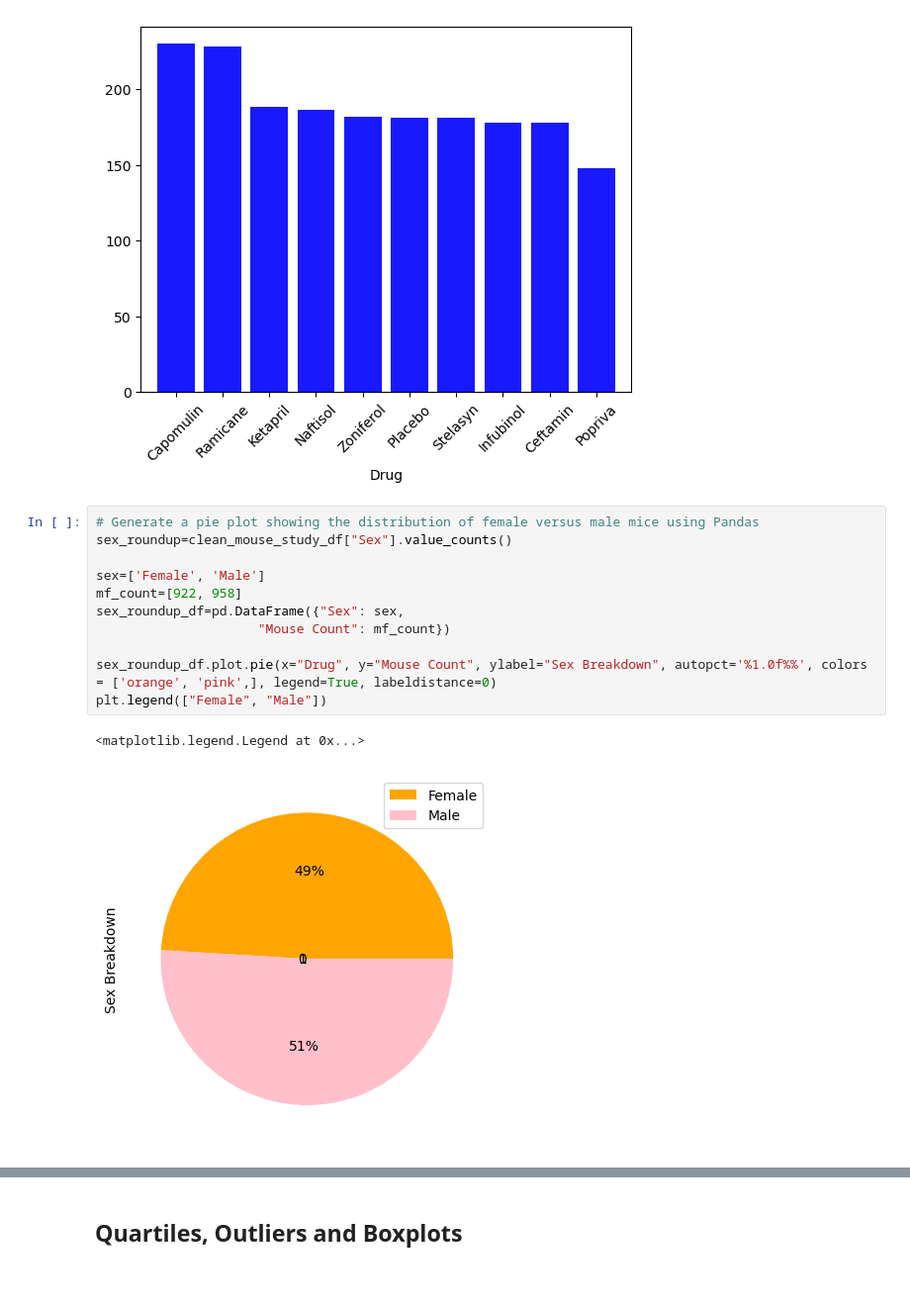
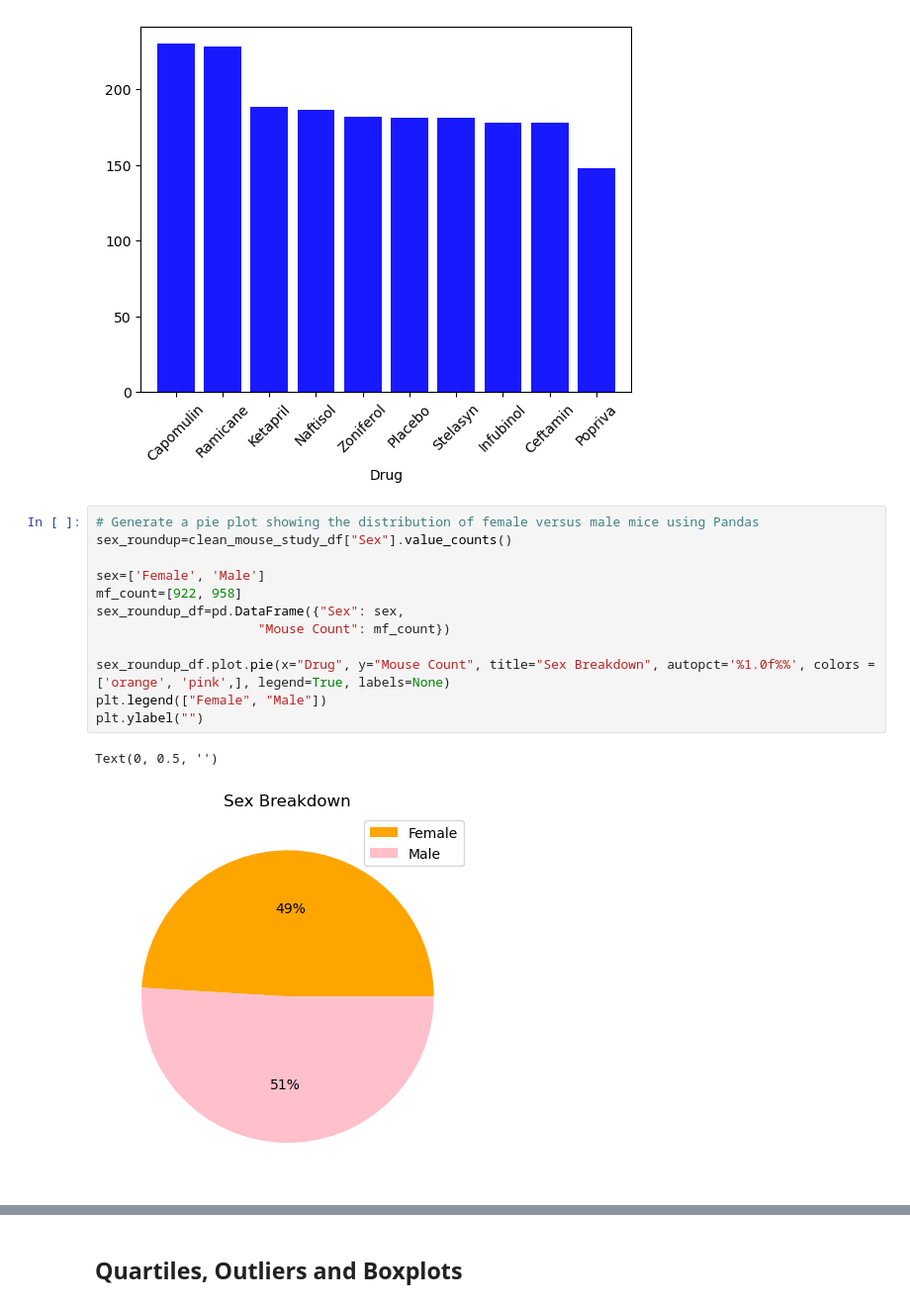
Before and after one commit to Sophie-GJ/pyplots-challenge, a Jupyter notebook: pymaceuticals.ipynb, the cells around one changed output, grey strips where cells are left out. Shown: that part at 99% size. Saved outputs shown, nothing was run; the diff lists cells and outputs as text; blank space fills up the shorter version.

Commit message:
merged files
preparing for box plot creation

```diff
--- a/pymaceuticals.ipynb
+++ b/pymaceuticals.ipynb
@@ -180,16 +182,17 @@ plt.show()
 # %%
 # Generate a pie plot showing the distribution of female versus male mice using Pandas
 sex_roundup=clean_mouse_study_df["Sex"].value_counts()
 
 sex=['Female', 'Male']
 mf_count=[922, 958]
 sex_roundup_df=pd.DataFrame({"Sex": sex,
                      "Mouse Count": mf_count})
 
-sex_roundup_df.plot.pie(x="Drug", y="Mouse Count", ylabel="Sex Breakdown", autopct='%1.0f%%', colors = ['orange', 'pink',], legend=True, labeldistance=0)
+sex_roundup_df.plot.pie(x="Drug", y="Mouse Count", title="Sex Breakdown", autopct='%1.0f%%', colors = ['orange', 'pink',], legend=True, labels=None)
 plt.legend(["Female", "Male"])
+plt.ylabel("")
 # %% [output]
-<matplotlib.legend.Legend at 0x...>
+Text(0, 0.5, '')
-[figure, old version]
+[figure, new version]
 # %%
 # Generate a pie plot showing the distribution of female versus male mice using pyplot
```
Also changed, not shown: parts of 5 cells of this notebook.
